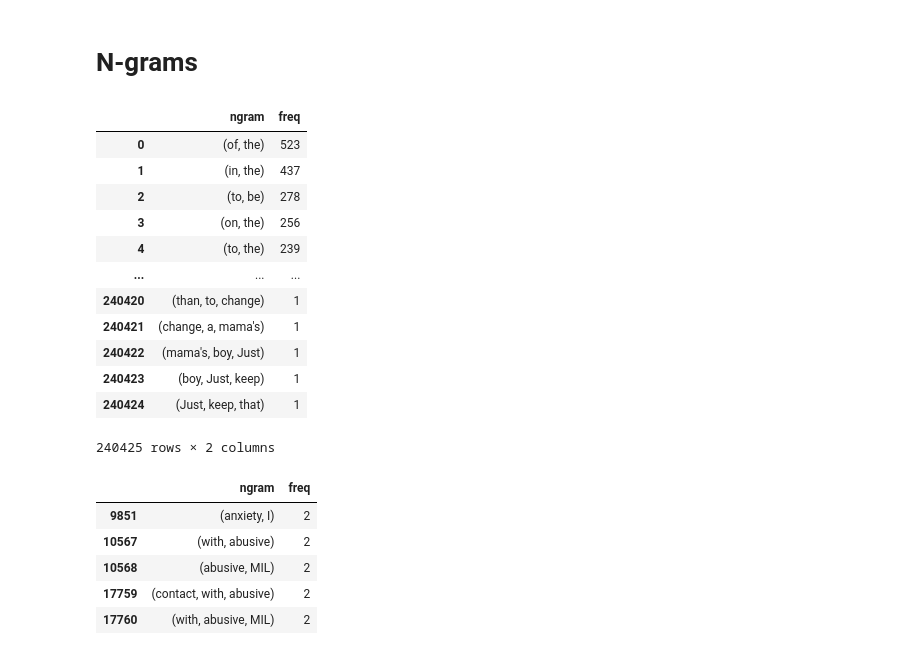
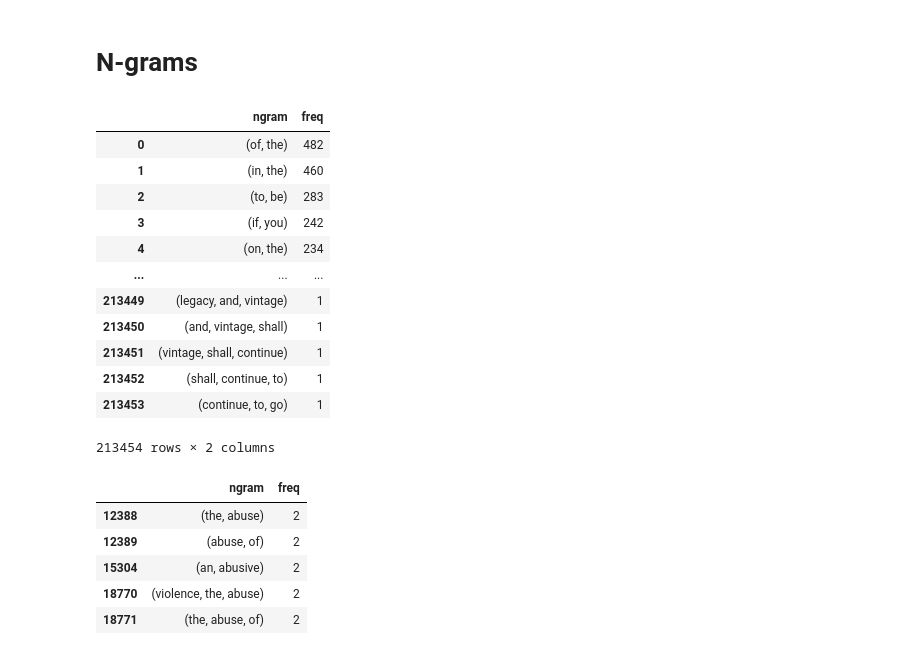
Before and after one commit to gems-cyberlang/cyberlang-learning, a Jupyter notebook: data-collection/praw-playground.ipynb, the cells around one changed output. Drawn from its saved outputs; the diff is of its cells as text; code cells hidden in the pictures.

```diff
--- a/data-collection/praw-playground.ipynb
+++ b/data-collection/praw-playground.ipynb
@@ -592,33 +592,34 @@ def treebank_tag_to_wordnet_tag(tag: str):
 # N-grams
 # %%
 import itertools
+import nltk
 
-bigrams = nltk.bigrams(sample_df["casual_tokenized"].explode())
-trigrams = nltk.trigrams(sample_df["casual_tokenized"].explode())
+bigrams = itertools.chain.from_iterable(sample_df["casual_tokenized"].map(nltk.bigrams))
+trigrams = itertools.chain.from_iterable(sample_df["casual_tokenized"].map(nltk.trigrams))
 fdist = nltk.FreqDist(itertools.chain(bigrams, trigrams))
 ngram_df = pd.DataFrame(
     [
         [ngram, fdist[ngram]]
         for ngram in fdist
         if all(isinstance(tok, str) for tok in ngram)
     ],
     columns=["ngram", "freq"],
 )
 ngram_df
 # %% [output]
 |  | ngram | freq |
-| 0 | (of, the) | 523 |
-| 1 | (in, the) | 437 |
-| 2 | (to, be) | 278 |
-| 3 | (on, the) | 256 |
-| 4 | (to, the) | 239 |
+| 0 | (of, the) | 482 |
+| 1 | (in, the) | 460 |
+| 2 | (to, be) | 283 |
+| 3 | (if, you) | 242 |
+| 4 | (on, the) | 234 |
 | ... | ... | ... |
-| 240420 | (than, to, change) | 1 |
-| 240421 | (change, a, mama's) | 1 |
-| 240422 | (mama's, boy, Just) | 1 |
-| 240423 | (boy, Just, keep) | 1 |
-| 240424 | (Just, keep, that) | 1 |
+| 213449 | (legacy, and, vintage) | 1 |
+| 213450 | (and, vintage, shall) | 1 |
+| 213451 | (vintage, shall, continue) | 1 |
+| 213452 | (shall, continue, to) | 1 |
+| 213453 | (continue, to, go) | 1 |
-240425 rows × 2 columns
+213454 rows × 2 columns
 # %%
 def relevant_ngram(ngram, keywords=keywords):
     for token in ngram:
@@ -635,8 +636,8 @@ def relevant_ngram(ngram, keywords=keywords):
 ngram_df[ngram_df["ngram"].map(lambda ngram: relevant_ngram(ngram, keywords=["anx", "abus"]))].head()
 # %% [output]
 |  | ngram | freq |
-| 9851 | (anxiety, I) | 2 |
-| 10567 | (with, abusive) | 2 |
-| 10568 | (abusive, MIL) | 2 |
-| 17759 | (contact, with, abusive) | 2 |
-| 17760 | (with, abusive, MIL) | 2 |
+| 12388 | (the, abuse) | 2 |
+| 12389 | (abuse, of) | 2 |
+| 15304 | (an, abusive) | 2 |
+| 18770 | (violence, the, abuse) | 2 |
+| 18771 | (the, abuse, of) | 2 |
```
Also changed, not shown: parts of 3 cells of this notebook.
